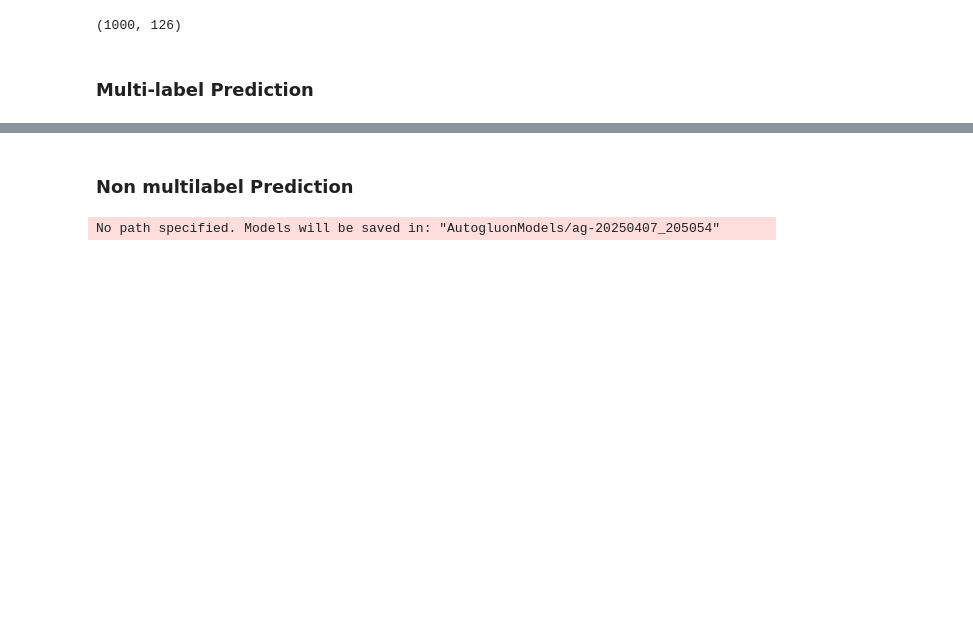
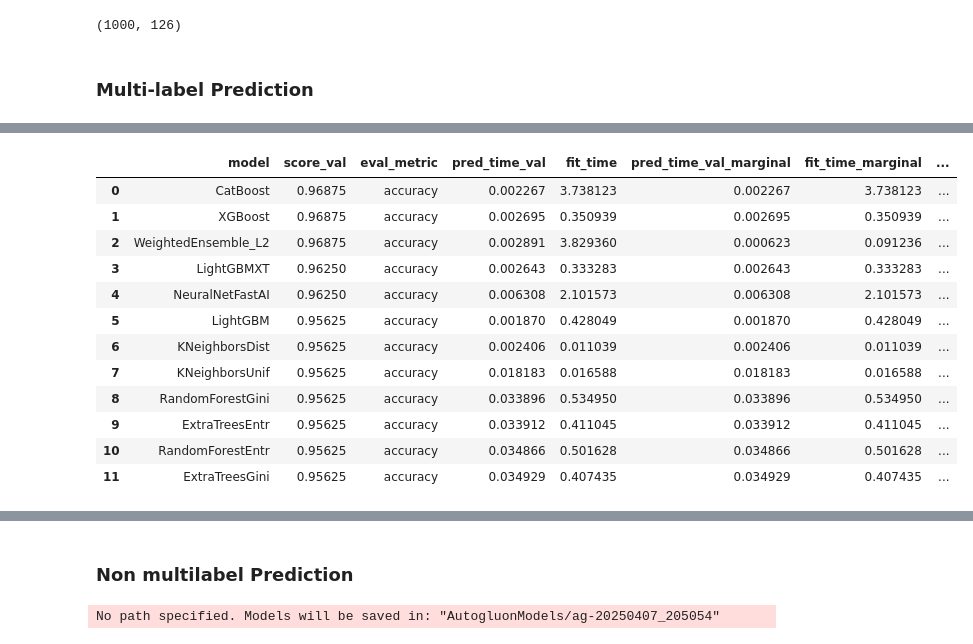
Before and after one commit to MassimoZarantonello2/SignatureInference, a Jupyter notebook: new_save_method.ipynb, the cells around one changed output, grey strips where cells are left out. Saved outputs shown, nothing was run; the diff lists cells and outputs as text; code cells hidden in the pictures; blank space fills up the shorter version.

Commit message:
Added a new method to savev the information about the ensamble models

```diff
--- a/prova.ipynb
+++ b/new_save_method.ipynb
@@ -29,5 +27,5 @@ No path specified. Models will be saved in: "AutogluonModels/ag-20250407_205850"
 # %%
-ml_predictor.fit(train_data, time_limit=None)
+ml_predictor.fit(train_data, time_limit=10)
 ml_prediction = ml_predictor.predict(test_data)
 # %% [output]
 No presets specified! To achieve strong results with AutoGluon, it is recommended to use the available presets.
@@ -169,0 +140,2 @@ ml_results_df.head(29)
+# %%
+evalutations = ml_predictor.evaluate(test_data)
@@ -169,0 +193,18 @@ ml_results_df.head(29)
+# %%
+pred = signature_list = list(evalutations)
+p = ml_predictor.get_predictor(signature_list[0])
+p.leaderboard()
+# %% [output]
+|  | model | score_val | eval_metric | pred_time_val | fit_time | pred_time_val_marginal | fit_time_marginal | ... |
+| 0 | CatBoost | 0.96875 | accuracy | 0.002267 | 3.738123 | 0.002267 | 3.738123 | ... |
+| 1 | XGBoost | 0.96875 | accuracy | 0.002695 | 0.350939 | 0.002695 | 0.350939 | ... |
+| 2 | WeightedEnsemble_L2 | 0.96875 | accuracy | 0.002891 | 3.829360 | 0.000623 | 0.091236 | ... |
+| 3 | LightGBMXT | 0.96250 | accuracy | 0.002643 | 0.333283 | 0.002643 | 0.333283 | ... |
+| 4 | NeuralNetFastAI | 0.96250 | accuracy | 0.006308 | 2.101573 | 0.006308 | 2.101573 | ... |
+| 5 | LightGBM | 0.95625 | accuracy | 0.001870 | 0.428049 | 0.001870 | 0.428049 | ... |
+| 6 | KNeighborsDist | 0.95625 | accuracy | 0.002406 | 0.011039 | 0.002406 | 0.011039 | ... |
+| 7 | KNeighborsUnif | 0.95625 | accuracy | 0.018183 | 0.016588 | 0.018183 | 0.016588 | ... |
+| 8 | RandomForestGini | 0.95625 | accuracy | 0.033896 | 0.534950 | 0.033896 | 0.534950 | ... |
+| 9 | ExtraTreesEntr | 0.95625 | accuracy | 0.033912 | 0.411045 | 0.033912 | 0.411045 | ... |
+| 10 | RandomForestEntr | 0.95625 | accuracy | 0.034866 | 0.501628 | 0.034866 | 0.501628 | ... |
+| 11 | ExtraTreesGini | 0.95625 | accuracy | 0.034929 | 0.407435 | 0.034929 | 0.407435 | ... |
```
Also changed, not shown: parts of 12 cells of this notebook, 20 other files.
